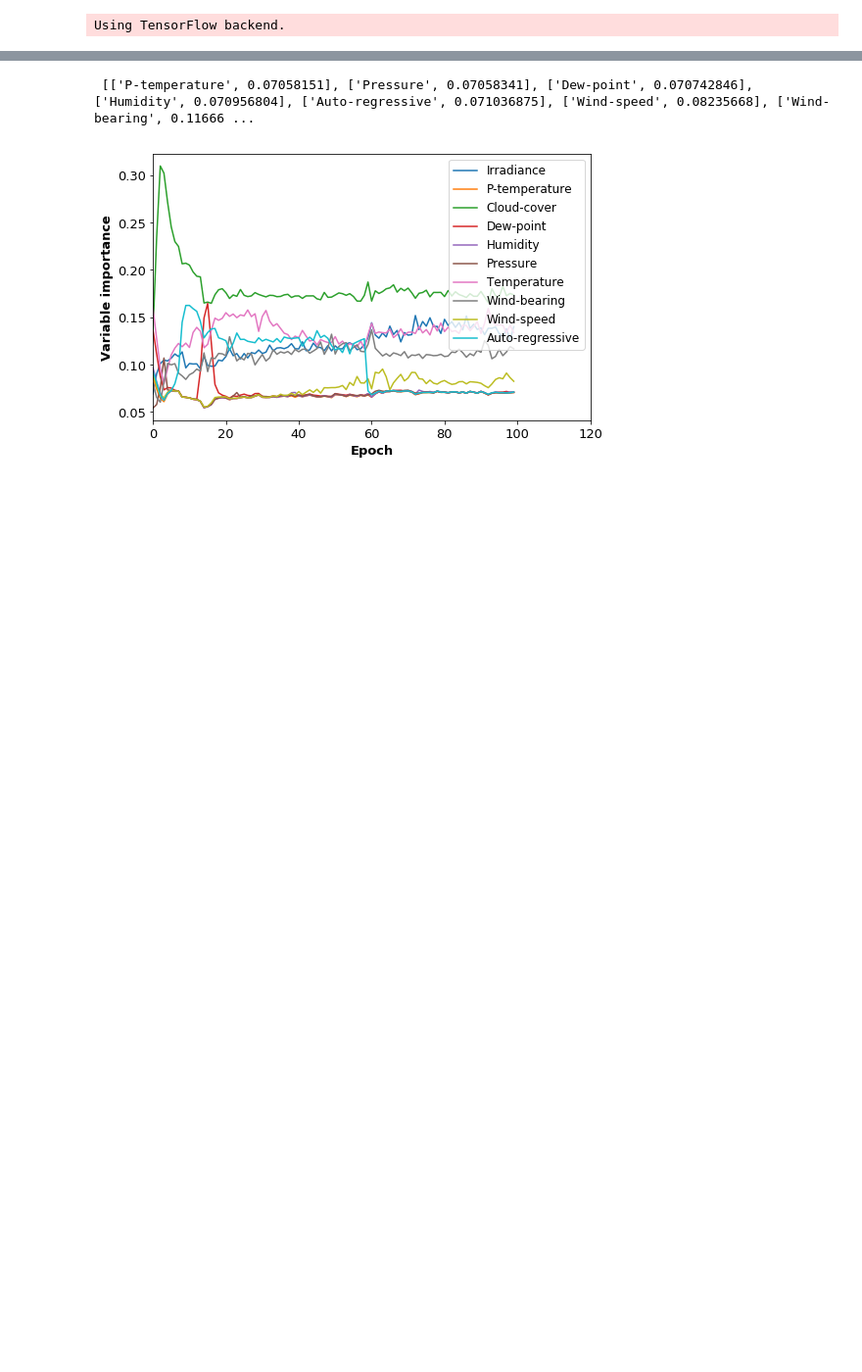
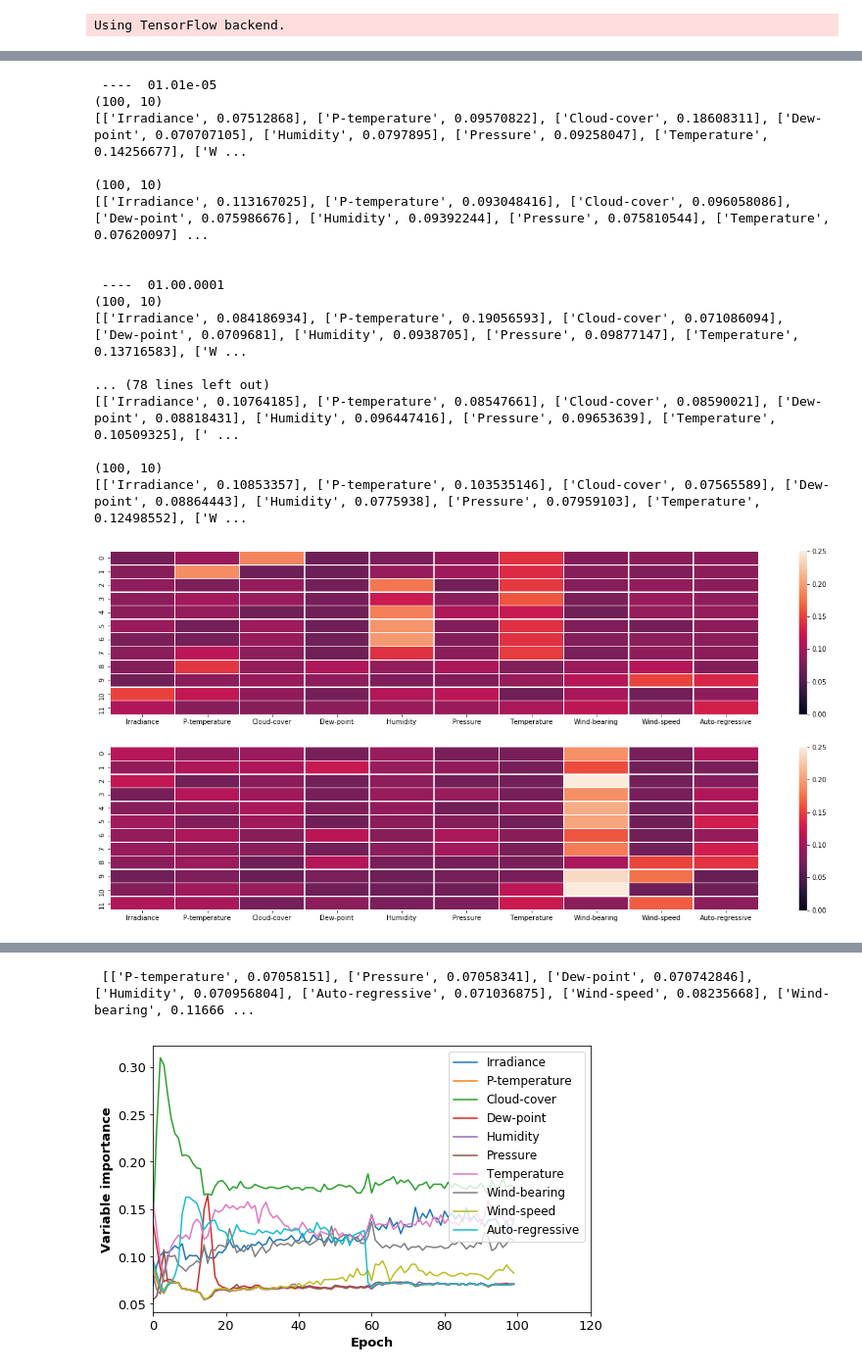
Before and after one commit to weilai0980/tsRNN, a Jupyter notebook: forecasting/result_importance.ipynb, the cells around one changed output, grey strips where cells are left out. Shown at 98% size. Cells and saved outputs as stored; diff of their text form; code cells hidden in the pictures; blank space fills up the shorter version.

```diff
--- a/forecasting/result_importance.ipynb
+++ b/forecasting/result_importance.ipynb
@@ -117,9 +117,13 @@ def sort_variable(file_path, label, data_idx):
     for i in data:
         att.append(i[data_idx])
 
+    print(np.shape((att)))
+
+    # last epoch
     label_val = [[label[idx], val] for idx, val in enumerate(att[-1])]
 
-    return sorted(label_val, key = lambda x:x[1])
+
+    return sorted(label_val, key = lambda x:x[1]), label_val
 
 def generate_color(num):
 
@@ -299,0 +163,68 @@ feature_cols_pearson = ['irradiance', ]
+# %%
+
+# learned importance
+data_idx = 3
+
+# "01.01e-05", "01.00.0001", "01.00.001", "01.00.01",
+#             "00.81e-05", "00.80.0001", "00.80.001", "00.80.01",
+#             "00.51e-05", "00.50.0001", "00.50.001", "10.50.01",
+
+
+# "00.81e-05", "00.80.0001", "00.80.001", "00.80.01",
+#             "00.51e-05", "00.50.0001", "00.50.001", "10.50.01",
+#             "11.01e-05", "11.00.0001", "11.00.001", "11.00.01",
+#             "10.81e-05", "10.80.0001", "10.80.001", "10.80.01",
+#             "10.51e-05", "10.50.0001", "10.50.001", "10.50.01"
+
+file_idx = ["01.01e-05", "01.00.0001", "01.00.001", "01.00.01",
+            "00.81e-05", "00.80.0001", "00.80.001", "00.80.01",
+            "11.01e-05", "11.00.0001", "11.00.001", "11.00.01",
+            ]
+
+
+# --- variable impor
+
+impt_list_full = []
+impt_list_tensor = []
+
+for tmp_idx in file_idx:
+
+    print('\n ---- ', tmp_idx)
+
+    file_path = "../../ts_results/impt_softmax/ke_mv_full_plant_"+ tmp_idx + "_.p"
+    sorted_list, label_impt = sort_variable(file_path, full_cols, data_idx)
+    impt_list_full.append([j[1] for j in label_impt])
+    print(label_impt, '\n')
+
+    file_path = "../../ts_results/impt_softmax/ke_mv_tensor_plant_"+ tmp_idx + "_.p"
+    sorted_list, label_impt = sort_variable(file_path, full_cols, data_idx)
+    impt_list_tensor.append([j[1] for j in label_impt])
+    print(label_impt, '\n')
+
+
+fig, ax = plt.subplots(2, figsize=(22,10));
+
+ax_sns = sns.heatmap(impt_list_full, linewidth = 0.5, ax = ax[0], vmin=0, vmax=0.25);
+ax_sns.set_xticklabels(full_cols);
+
+ax_sns = sns.heatmap(impt_list_tensor, linewidth = 0.5, ax = ax[1], vmin=0, vmax=0.25);
+ax_sns.set_xticklabels(full_cols);
+# %% [output]
+ ----  01.01e-05
+(100, 10)
+[['Irradiance', 0.07512868], ['P-temperature', 0.09570822], ['Cloud-cover', 0.18608311], ['Dew-point', 0.070707105], ['Humidity', 0.0797895], ['Pressure', 0.09258047], ['Temperature', 0.14256677], ['W ...
+
+(100, 10)
+[['Irradiance', 0.113167025], ['P-temperature', 0.093048416], ['Cloud-cover', 0.096058086], ['Dew-point', 0.075986676], ['Humidity', 0.09392244], ['Pressure', 0.075810544], ['Temperature', 0.07620097] ...
+
+
+ ----  01.00.0001
+(100, 10)
+[['Irradiance', 0.084186934], ['P-temperature', 0.19056593], ['Cloud-cover', 0.071086094], ['Dew-point', 0.0709681], ['Humidity', 0.0938705], ['Pressure', 0.09877147], ['Temperature', 0.13716583], ['W ...
+
+... (78 lines left out)
+[['Irradiance', 0.10764185], ['P-temperature', 0.08547661], ['Cloud-cover', 0.08590021], ['Dew-point', 0.08818431], ['Humidity', 0.096447416], ['Pressure', 0.09653639], ['Temperature', 0.10509325], [' ...
+
+(100, 10)
+[['Irradiance', 0.10853357], ['P-temperature', 0.103535146], ['Cloud-cover', 0.07565589], ['Dew-point', 0.08864443], ['Humidity', 0.0775938], ['Pressure', 0.07959103], ['Temperature', 0.12498552], ['W ...
+[figure, added]
```
Also changed, not shown: parts of 17 cells of this notebook, 23 other files.
